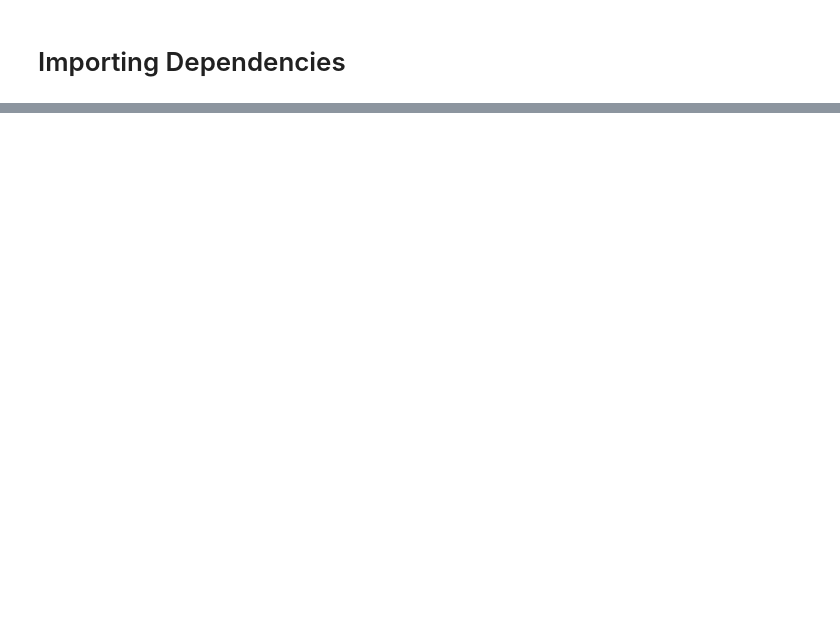
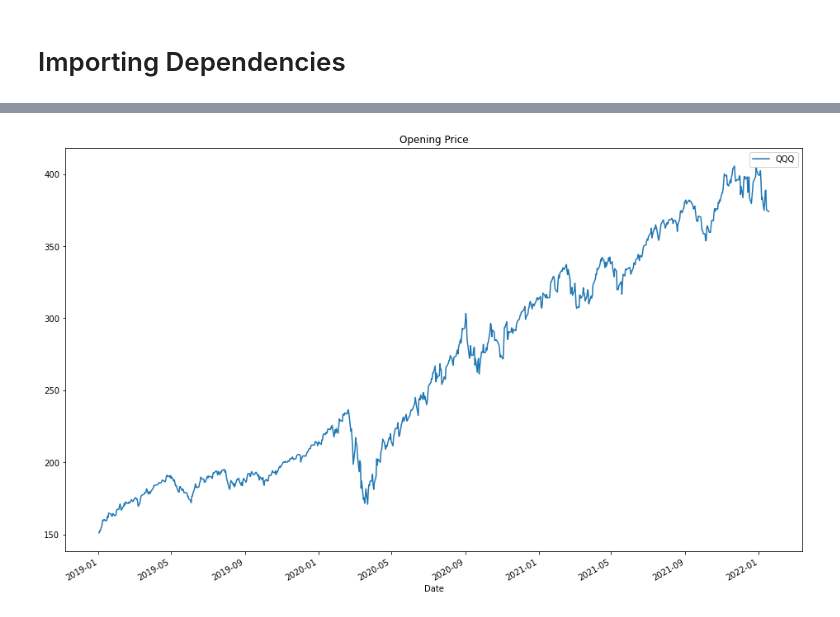
Before and after one commit to gaben3722/Time-Series-Project-Finance-Data, a Jupyter notebook: Untitled.ipynb, the cells around one changed output, grey strips where cells are left out. Cells and saved outputs as stored; diff of their text form; code cells hidden in the pictures; blank space fills up the shorter version.

```diff
--- a/Untitled.ipynb
+++ b/Untitled.ipynb
@@ -28,0 +29,5 @@ QQQ.head()
+# %%
+QQQ['Open'].plot(label = 'QQQ', figsize = (16,10), title = 'Opening Price')
+plt.legend();
+# %% [output]
+[figure, added]
```
Also changed, not shown: parts of 3 cells of this notebook.
